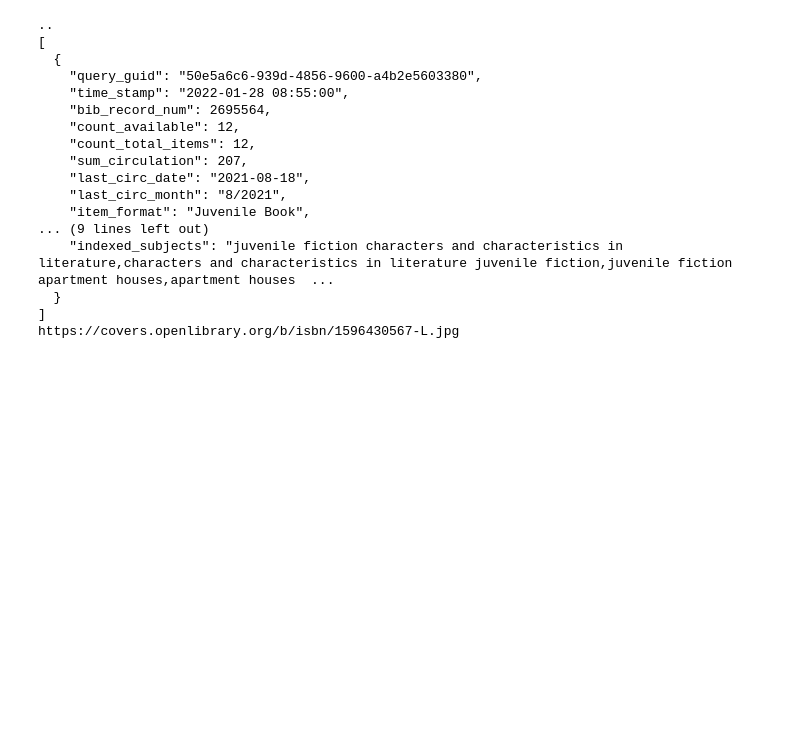
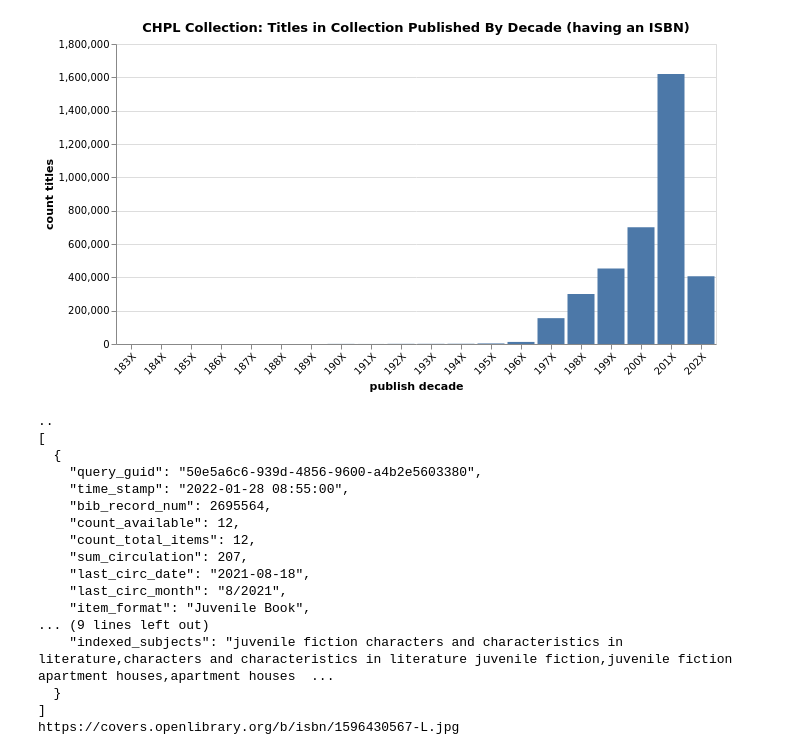
Before and after one commit to cincinnatilibrary/collection-analysis, a Jupyter notebook: reports/get_a_random_title.ipynb, the cells around one changed output. Cells and saved outputs as stored; diff of their text form; code cells hidden in the pictures; blank space fills up the shorter version.

```diff
--- a/reports/get_a_random_title.ipynb
+++ b/reports/get_a_random_title.ipynb
@@ -80,5 +80,6 @@ chart = alt.Chart(df).mark_bar().encode(
     # anchor='start',
 )
 
-chart.display()
+# chart.display()
+Image('visualization.png')
 # %% [output]
@@ -86,3 +86,4 @@ chart.display()
+[figure, added]
 # %%
 sql = """\
 with bib_data as (
```
Also changed, not shown: parts of 1 cell of this notebook.
